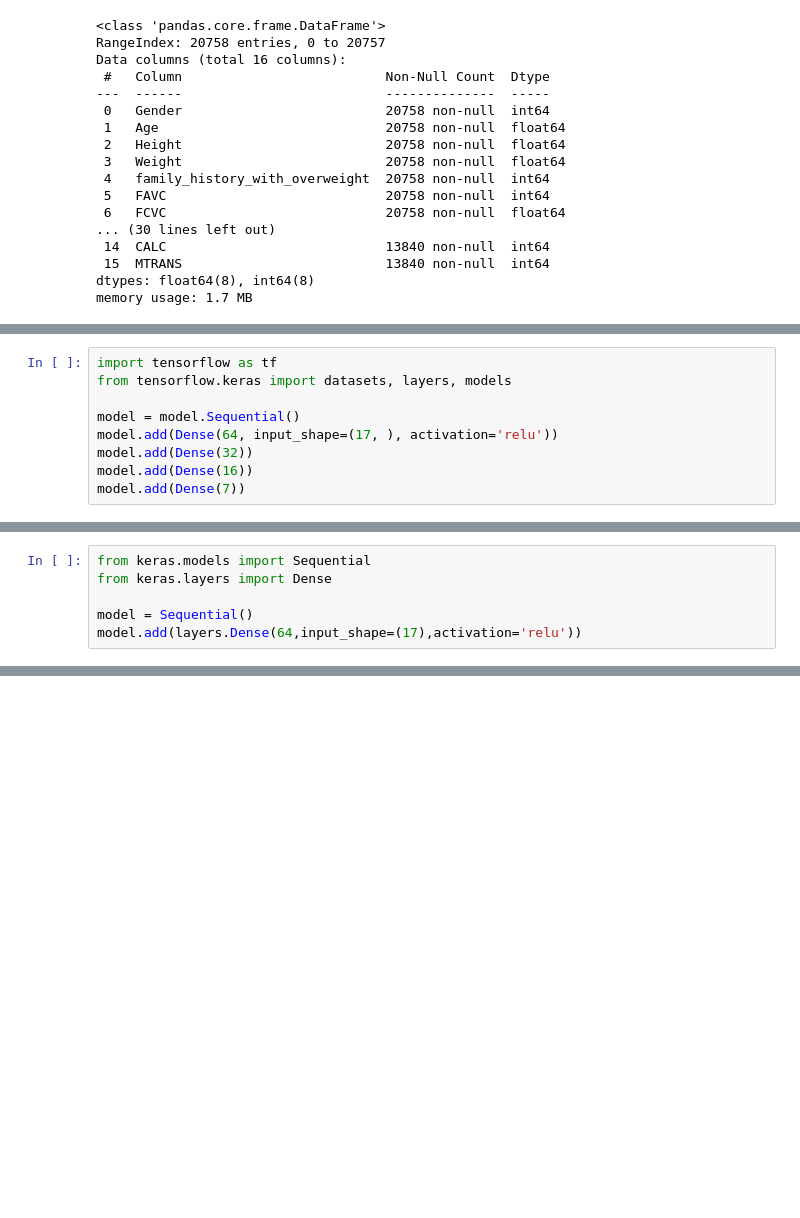
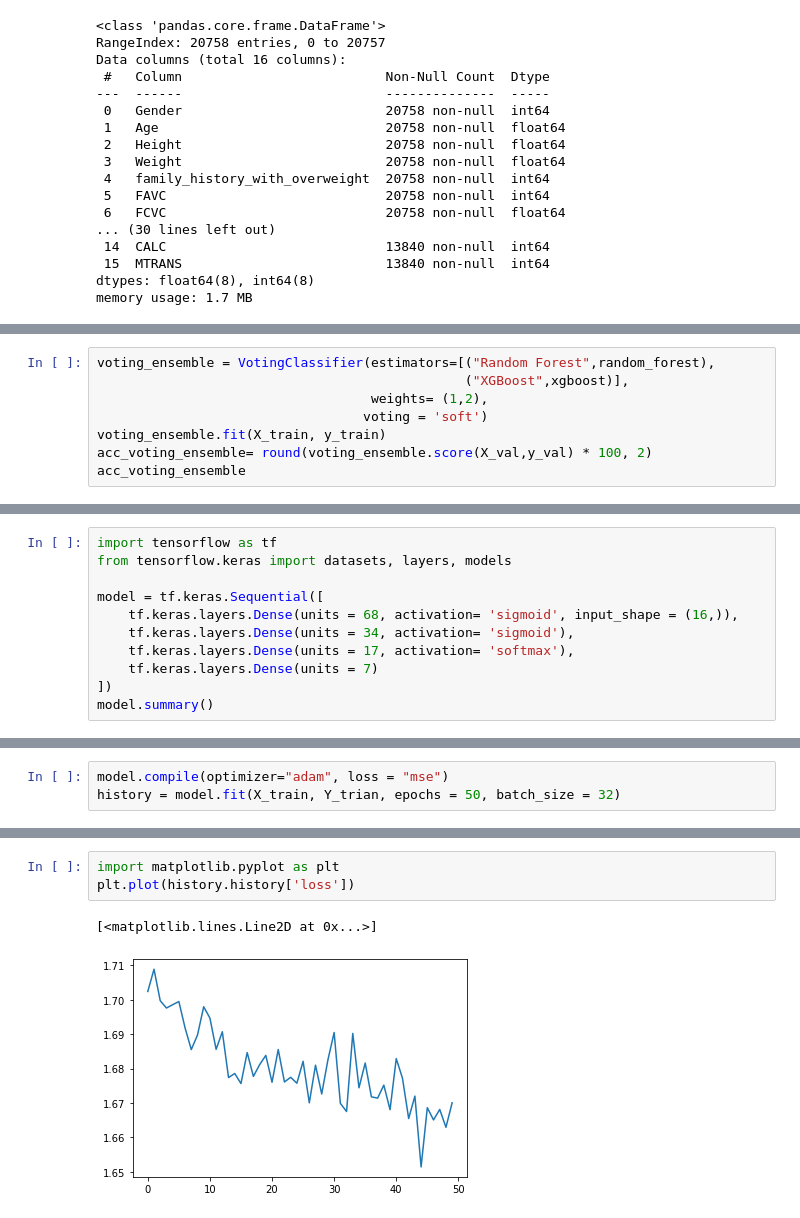
Before and after one commit to grey0720/kaggle, a Jupyter notebook: Kaggle_MultiClass/MultiClass.ipynb, the cells around one changed output, grey strips where cells are left out. Cells and saved outputs as stored; diff of their text form; blank space fills up the shorter version.

```diff
--- a/Kaggle_MultiClass/MultiClass.ipynb
+++ b/Kaggle_MultiClass/MultiClass.ipynb
@@ -99,0 +148,8 @@ X_train, x_val, Y_trian, y_val = train_test_split(train_df, target, test_size =
+# %%
+voting_ensemble = VotingClassifier(estimators=[("Random Forest",random_forest),
+                                               ("XGBoost",xgboost)],
+                                   weights= (1,2),
+                                  voting = 'soft')
+voting_ensemble.fit(X_train, y_train)
+acc_voting_ensemble= round(voting_ensemble.score(X_val,y_val) * 100, 2)
+acc_voting_ensemble
@@ -101,9 +183,11 @@ X_train, x_val, Y_trian, y_val = train_test_split(train_df, target, test_size =
 import tensorflow as tf
 from tensorflow.keras import datasets, layers, models
 
-model = model.Sequential()
-model.add(Dense(64, input_shape=(17, ), activation='relu'))
-model.add(Dense(32))
-model.add(Dense(16))
-model.add(Dense(7))
+model = tf.keras.Sequential([
+    tf.keras.layers.Dense(units = 68, activation= 'sigmoid', input_shape = (16,)),
+    tf.keras.layers.Dense(units = 34, activation= 'sigmoid'),
+    tf.keras.layers.Dense(units = 17, activation= 'softmax'),
+    tf.keras.layers.Dense(units = 7)
+])
+model.summary()
 # %% [output]
@@ -111,6 +210,0 @@ SyntaxError: invalid non-printable character U+00A0 (4245273665.py, line 4)
-# %%
-from keras.models import Sequential
-from keras.layers import Dense
-
-model = Sequential()
-model.add(layers.Dense(64,input_shape=(17),activation='relu'))
@@ -118,0 +211,3 @@ SyntaxError: invalid non-printable character U+00A0 (552450841.py, line 1)
+# %%
+model.compile(optimizer="adam", loss = "mse")
+history = model.fit(X_train, Y_trian, epochs = 50, batch_size = 32)
@@ -118,0 +232,6 @@ SyntaxError: invalid non-printable character U+00A0 (552450841.py, line 1)
+# %%
+import matplotlib.pyplot as plt
+plt.plot(history.history['loss'])
+# %% [output]
+[<matplotlib.lines.Line2D at 0x...>]
+[figure, added]
```
Also changed, not shown: parts of 16 cells of this notebook, 3 other files.
